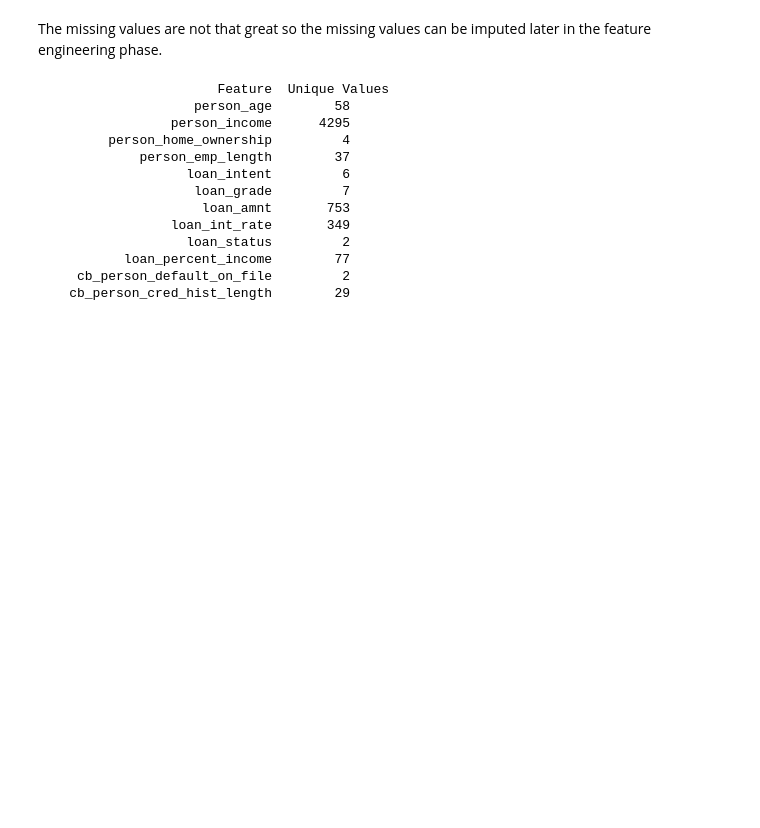
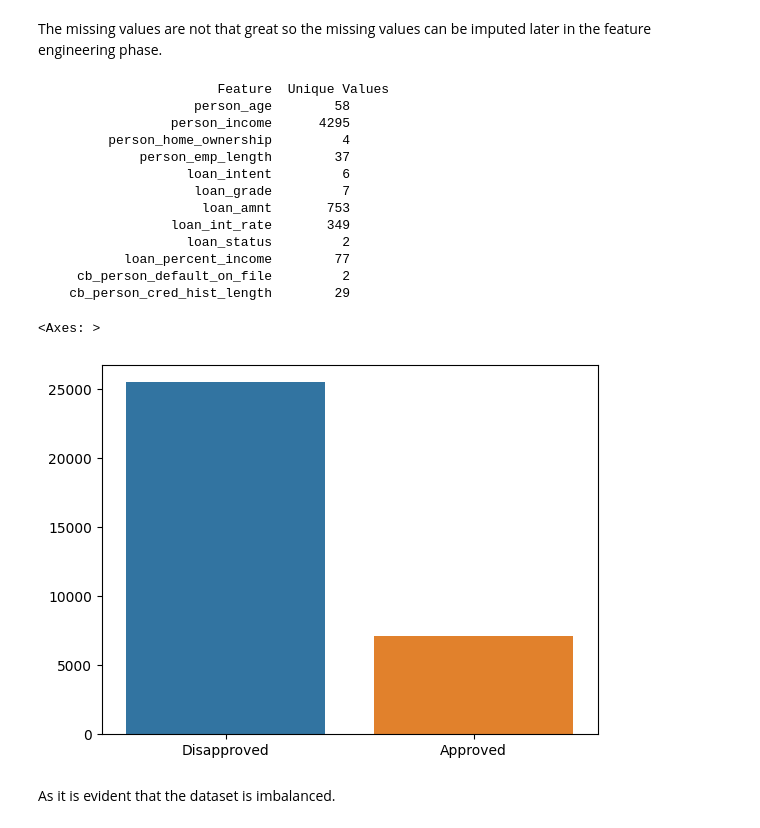
Before and after one commit to Prithvi2310/Loan-Approval-Prediction, a Jupyter notebook: ipynb files/EDA.ipynb, the cells around one changed output. Drawn from its saved outputs; the diff is of its cells as text; code cells hidden in the pictures; blank space fills up the shorter version.

```diff
--- a/ipynb files/EDA.ipynb
+++ b/ipynb files/EDA.ipynb
@@ -88,3 +88,12 @@ for feature in dataset.columns:
            loan_percent_income        77
      cb_person_default_on_file         2
     cb_person_cred_hist_length        29
+# %%
+labels = np.array(dataset.loan_status.value_counts())
+# %%
+sns.barplot(y=labels, x=['Disapproved','Approved'])
+# %% [output]
+<Axes: >
+[figure, added]
+# %% [markdown]
+As it is evident that the dataset is imbalanced.
```
Also changed, not shown: parts of 8 cells of this notebook.
